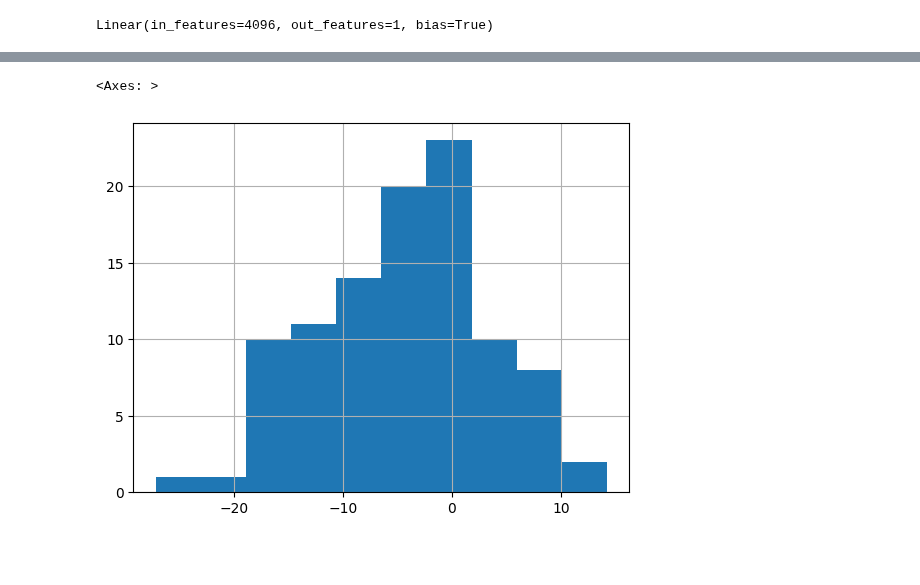
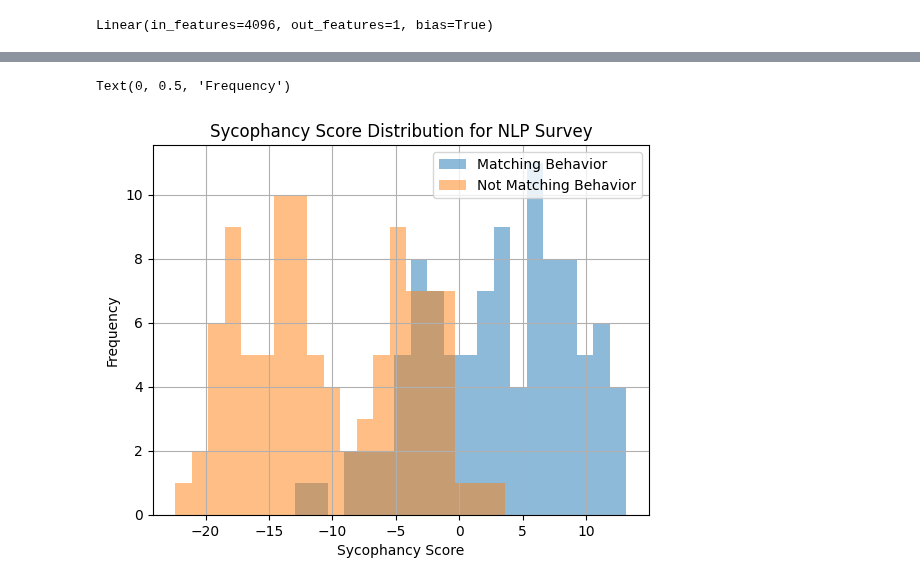
Before and after one commit to henrypapadatos/LLM-sycophancy, a Jupyter notebook: probe/test_probe.ipynb, the cells around one changed output, grey strips where cells are left out. Saved outputs shown, nothing was run; the diff lists cells and outputs as text; code cells hidden in the pictures; blank space fills up the shorter version.

```diff
--- a/probe/test_probe.ipynb
+++ b/probe/test_probe.ipynb
@@ -174,5 +288,15 @@ df['sycophancy_score_not_matching_behavior'].hist()
-# %%
-(df['sycophancy_score_matching_behavior'] - df['sycophancy_score_not_matching_behavior']).hist()
-# %% [output]
-<Axes: >
-[figure, removed]
+# %%
+#set the transparency of the histogram
+df2['sycophancy_score_matching_behavior'].hist(alpha=0.5, bins=20)
+df2['sycophancy_score_not_matching_behavior'].hist(alpha=0.5, bins=20)
+#set the legend
+plt.legend(['Matching Behavior', 'Not Matching Behavior'])
+if 'nlp' in data_file:
+    plt.title('Sycophancy Score Distribution for NLP Survey')
+elif 'political' in data_file:
+    plt.title('Sycophancy Score Distribution for Political Typology Quiz')
+plt.xlabel('Sycophancy Score')
+plt.ylabel('Frequency')
+# %% [output]
+Text(0, 0.5, 'Frequency')
+[figure, added]
```
Also changed, not shown: parts of 20 cells of this notebook, 12 other files.
